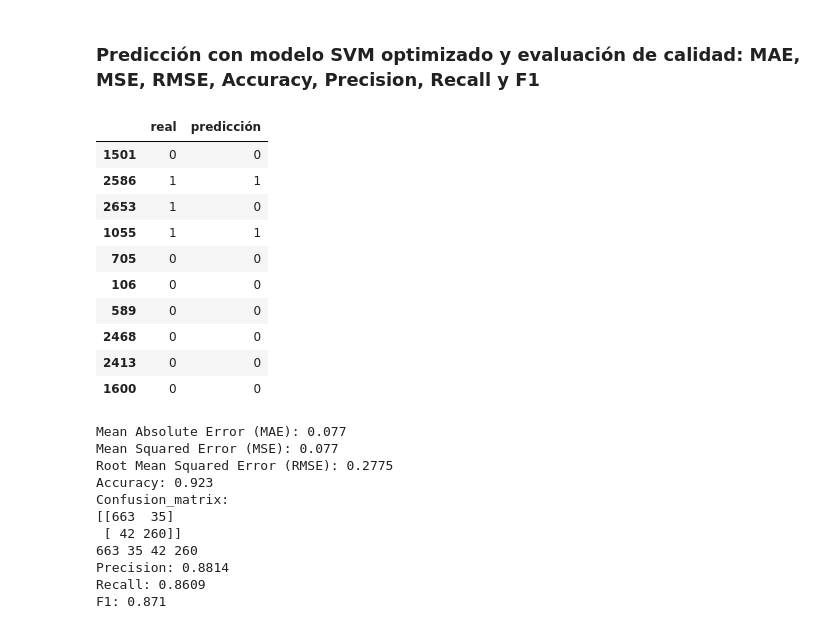
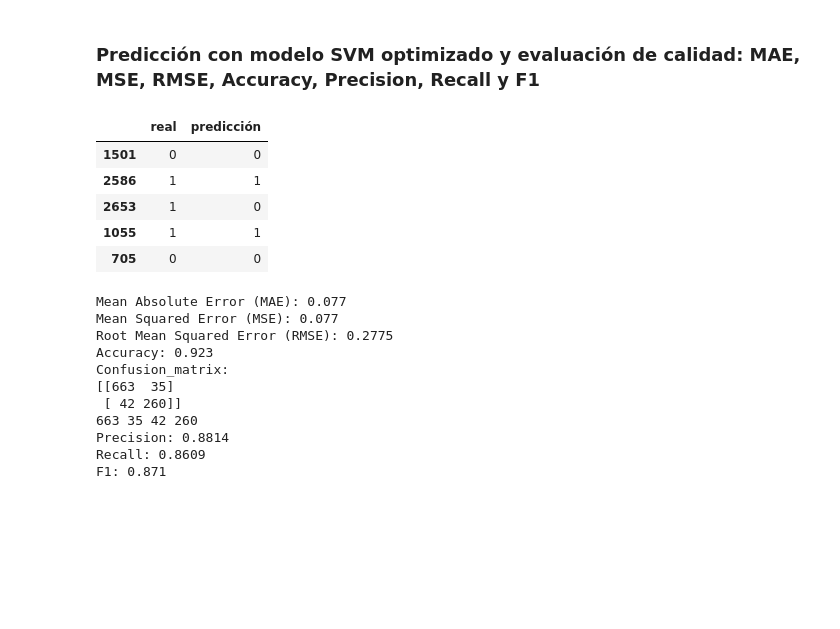
Before and after one commit to juandtap/ML_Random_Forest_SVM, a Jupyter notebook: ML_clasificacion_random_forest_svm_FASE3.ipynb, the cells around one changed output. Saved outputs shown, nothing was run; the diff lists cells and outputs as text; code cells hidden in the pictures; blank space fills up the shorter version.

```diff
--- a/ML_clasificacion_random_forest_svm_FASE3.ipynb
+++ b/ML_clasificacion_random_forest_svm_FASE3.ipynb
@@ -159,7 +162,7 @@ print("Conjuntos train y test creados")
 # %% [output]
 Conjuntos train y test creados
 # %%
-modelo_svm_entrenado = pipe.fit(X_train, y_train)
+modelo_svm_base = pipe.fit(X_train, y_train)
 
 print("Entrenamiento terminado")
 # %% [output]
@@ -365,23 +356,18 @@ Entrenamiento terminado
 # %%
 y_pred = pipe.predict(X_test)
 
 dataframeFinal=pd.DataFrame({'real':y_test, 'predicción': y_pred})
 
 np.set_printoptions(formatter={'float': lambda X: "{0:0.0f}".format(X)})
 
-dataframeFinal.head(10)
+dataframeFinal.head()
 # %% [output]
 |  | real | predicción |
 | 1501 | 0 | 0 |
 | 2586 | 1 | 1 |
 | 2653 | 1 | 0 |
 | 1055 | 1 | 1 |
 | 705 | 0 | 0 |
-| 106 | 0 | 0 |
-| 589 | 0 | 0 |
-| 2468 | 0 | 0 |
-| 2413 | 0 | 0 |
-| 1600 | 0 | 0 |
 # %%
 MAE=metrics.mean_absolute_error(y_test, y_pred)
 MSE=metrics.mean_squared_error(y_test, y_pred)
```
Also changed, not shown: parts of 13 cells of this notebook.
